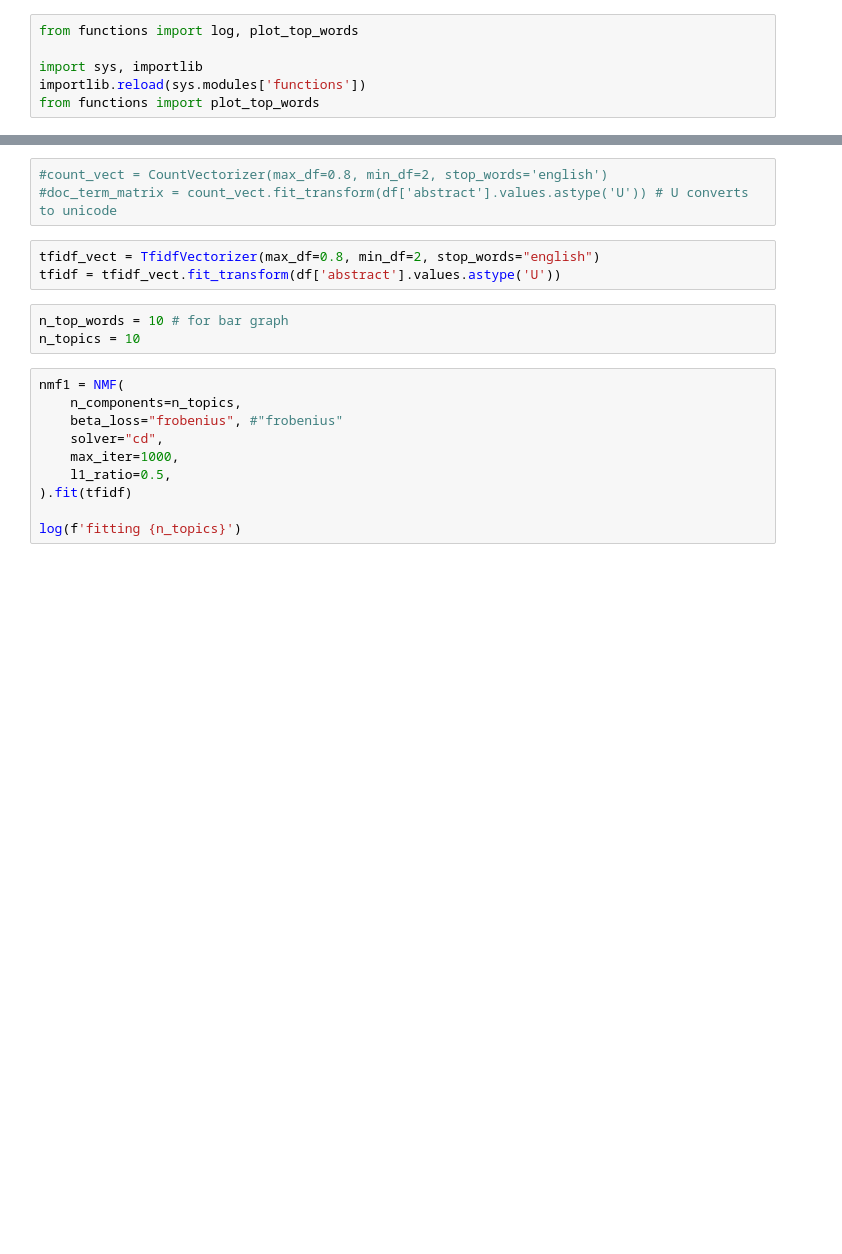
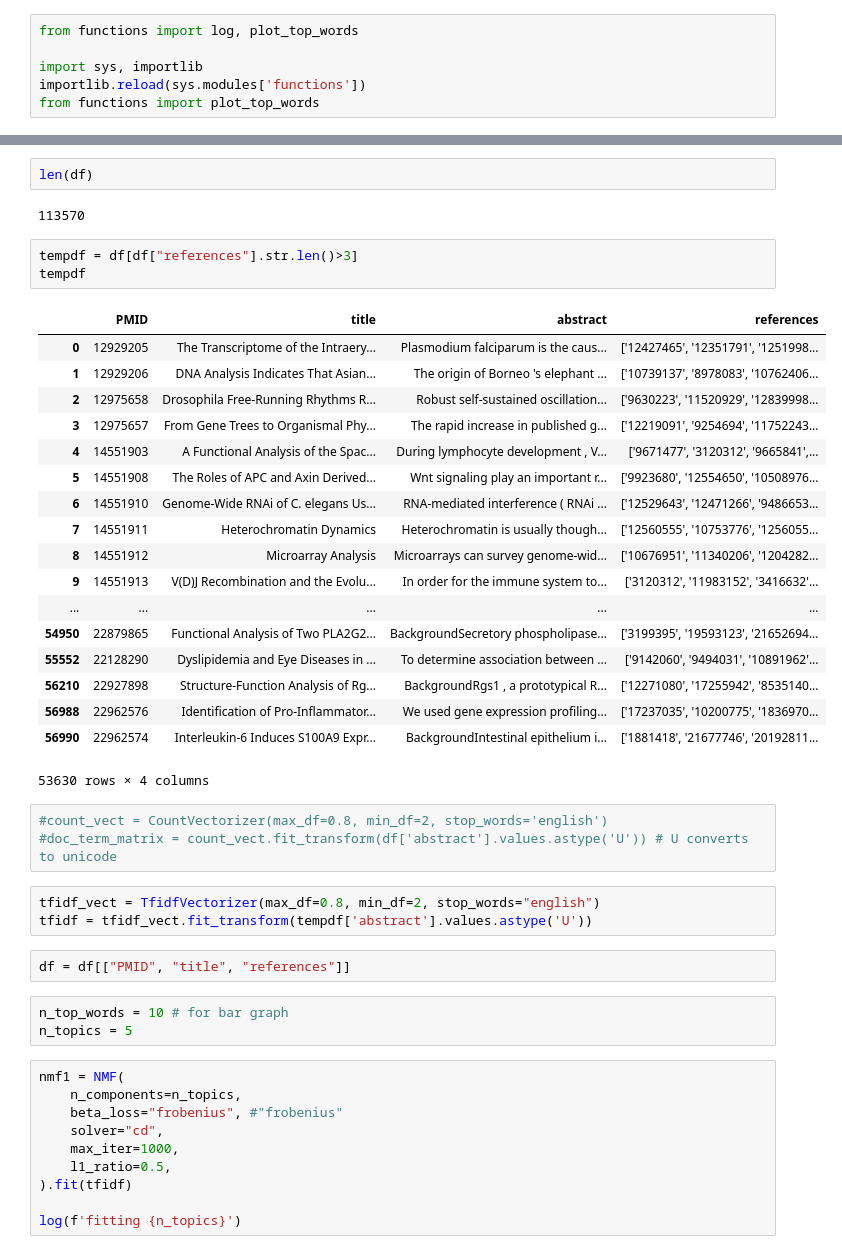
Before and after one commit to danny4343/science-tree, a Jupyter notebook: topics.ipynb, the cells around one changed output, grey strips where cells are left out. Saved outputs shown, nothing was run; the diff lists cells and outputs as text; blank space fills up the shorter version.

Commit message:
worked on creating ref tree

```diff
--- a/topics.ipynb
+++ b/topics.ipynb
@@ -41,12 +41,40 @@ df["abstract"] = df["abstract"].apply( lambda x: ' '.join([lemmatizer.lemmatize(
+# %%
+len(df)
+# %% [output]
+113570
+# %%
+tempdf = df[df["references"].str.len()>3]
+tempdf
+# %% [output]
+|  | PMID | title | abstract | references |
+| 0 | 12929205 | The Transcriptome of the Intraery... | Plasmodium falciparum is the caus... | ['12427465', '12351791', '1251998... |
+| 1 | 12929206 | DNA Analysis Indicates That Asian... | The origin of Borneo 's elephant ... | ['10739137', '8978083', '10762406... |
+| 2 | 12975658 | Drosophila Free-Running Rhythms R... | Robust self-sustained oscillation... | ['9630223', '11520929', '12839998... |
+| 3 | 12975657 | From Gene Trees to Organismal Phy... | The rapid increase in published g... | ['12219091', '9254694', '11752243... |
+| 4 | 14551903 | A Functional Analysis of the Spac... | During lymphocyte development , V... | ['9671477', '3120312', '9665841',... |
+| 5 | 14551908 | The Roles of APC and Axin Derived... | Wnt signaling play an important r... | ['9923680', '12554650', '10508976... |
+| 6 | 14551910 | Genome-Wide RNAi of C. elegans Us... | RNA-mediated interference ( RNAi ... | ['12529643', '12471266', '9486653... |
+| 7 | 14551911 | Heterochromatin Dynamics | Heterochromatin is usually though... | ['12560555', '10753776', '1256055... |
+| 8 | 14551912 | Microarray Analysis | Microarrays can survey genome-wid... | ['10676951', '11340206', '1204282... |
+| 9 | 14551913 | V(D)J Recombination and the Evolu... | In order for the immune system to... | ['3120312', '11983152', '3416632'... |
+| ... | ... | ... | ... | ... |
+| 54950 | 22879865 | Functional Analysis of Two PLA2G2... | BackgroundSecretory phospholipase... | ['3199395', '19593123', '21652694... |
+| 55552 | 22128290 | Dyslipidemia and Eye Diseases in ... | To determine association between ... | ['9142060', '9494031', '10891962'... |
+| 56210 | 22927898 | Structure-Function Analysis of Rg... | BackgroundRgs1 , a prototypical R... | ['12271080', '17255942', '8535140... |
+| 56988 | 22962576 | Identification of Pro-Inflammator... | We used gene expression profiling... | ['17237035', '10200775', '1836970... |
+| 56990 | 22962574 | Interleukin-6 Induces S100A9 Expr... | BackgroundIntestinal epithelium i... | ['1881418', '21677746', '20192811... |
+53630 rows × 4 columns
 # %%
 #count_vect = CountVectorizer(max_df=0.8, min_df=2, stop_words='english')
 #doc_term_matrix = count_vect.fit_transform(df['abstract'].values.astype('U')) # U converts to unicode
 # %%
 tfidf_vect = TfidfVectorizer(max_df=0.8, min_df=2, stop_words="english")
-tfidf = tfidf_vect.fit_transform(df['abstract'].values.astype('U'))
+tfidf = tfidf_vect.fit_transform(tempdf['abstract'].values.astype('U'))
+# %%
+df = df[["PMID", "title", "references"]]
 # %%
 n_top_words = 10 # for bar graph
-n_topics = 10
+n_topics = 5
 # %%
 nmf1 = NMF(
     n_components=n_topics,
```
Also changed, not shown: parts of 7 cells of this notebook, 2 other files.
